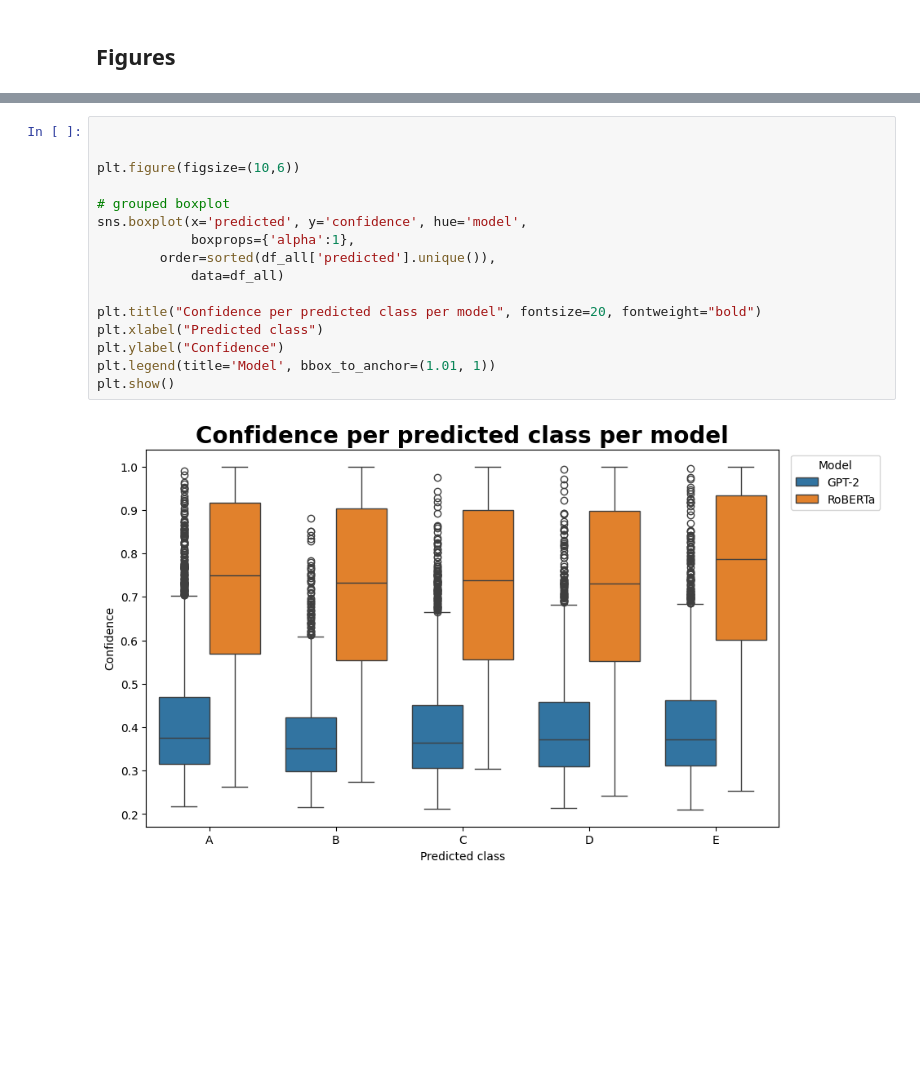
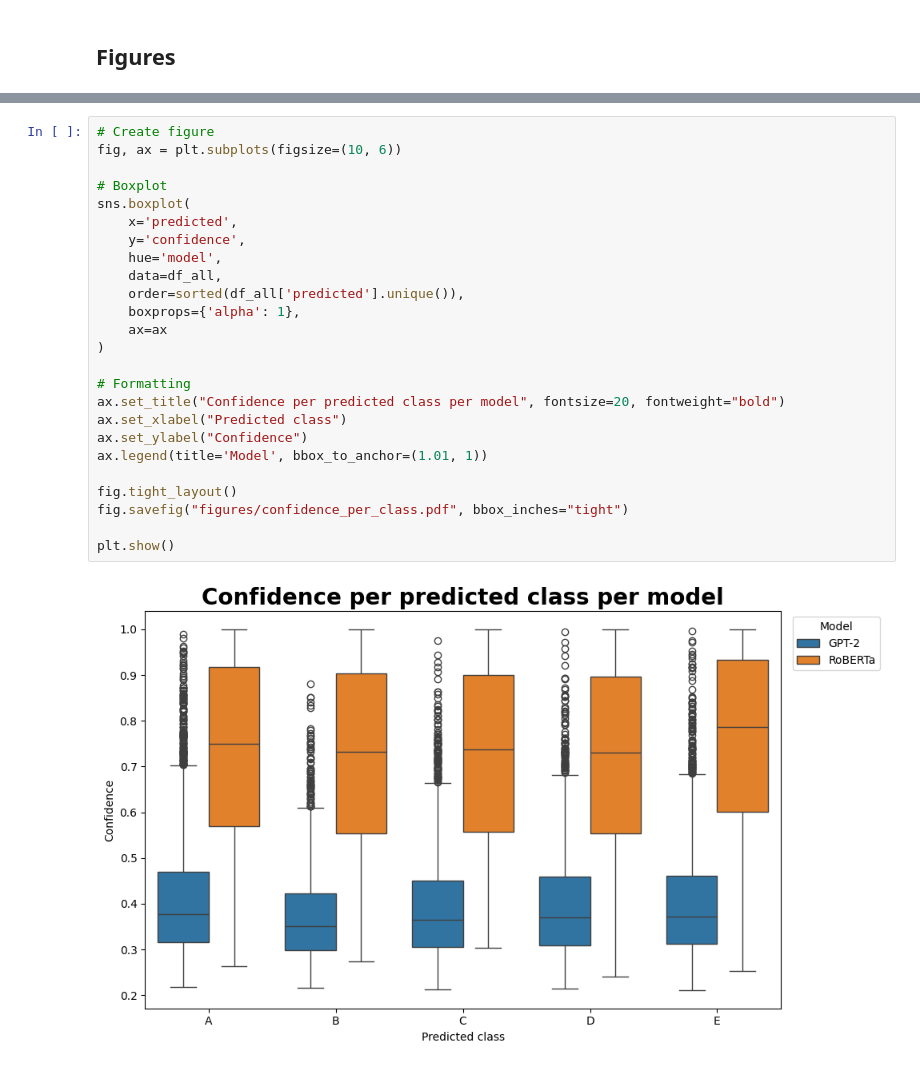
Before and after one commit to almvos/TALC, a Jupyter notebook: CompareModels.ipynb, the cells around one changed output, grey strips where cells are left out. Drawn from its saved outputs; the diff is of its cells as text; blank space fills up the shorter version.

```diff
--- a/CompareModels.ipynb
+++ b/CompareModels.ipynb
@@ -205,18 +231,27 @@ plt.show()
 # %%
+# Create figure
+fig, ax = plt.subplots(figsize=(10, 6))
 
+# Boxplot
+sns.boxplot(
+    x='predicted',
+    y='confidence',
+    hue='model',
+    data=df_all,
+    order=sorted(df_all['predicted'].unique()),
+    boxprops={'alpha': 1},
+    ax=ax
+)
 
-plt.figure(figsize=(10,6))
+# Formatting
+ax.set_title("Confidence per predicted class per model", fontsize=20, fontweight="bold")
+ax.set_xlabel("Predicted class")
+ax.set_ylabel("Confidence")
+ax.legend(title='Model', bbox_to_anchor=(1.01, 1))
 
-# grouped boxplot
-sns.boxplot(x='predicted', y='confidence', hue='model',
-            boxprops={'alpha':1},
-        order=sorted(df_all['predicted'].unique()),
-            data=df_all)
+fig.tight_layout()
+fig.savefig("figures/confidence_per_class.pdf", bbox_inches="tight")
 
-plt.title("Confidence per predicted class per model", fontsize=20, fontweight="bold")
-plt.xlabel("Predicted class")
-plt.ylabel("Confidence")
-plt.legend(title='Model', bbox_to_anchor=(1.01, 1))
 plt.show()
 # %% [output]
-[figure, old version]
+[figure, new version]
```
Also changed, not shown: parts of 4 cells of this notebook.
